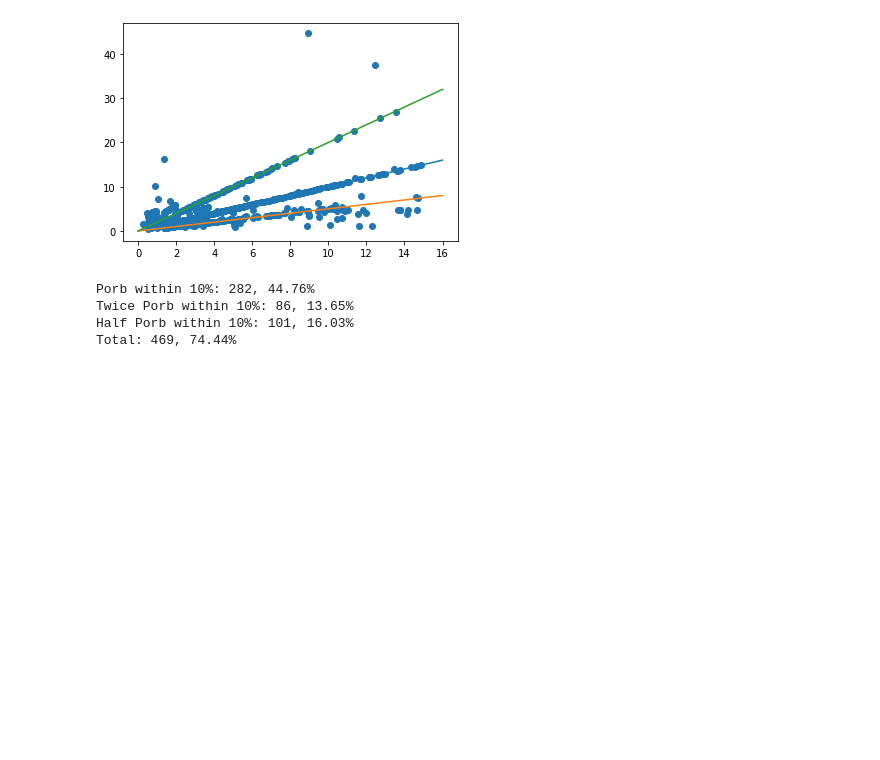
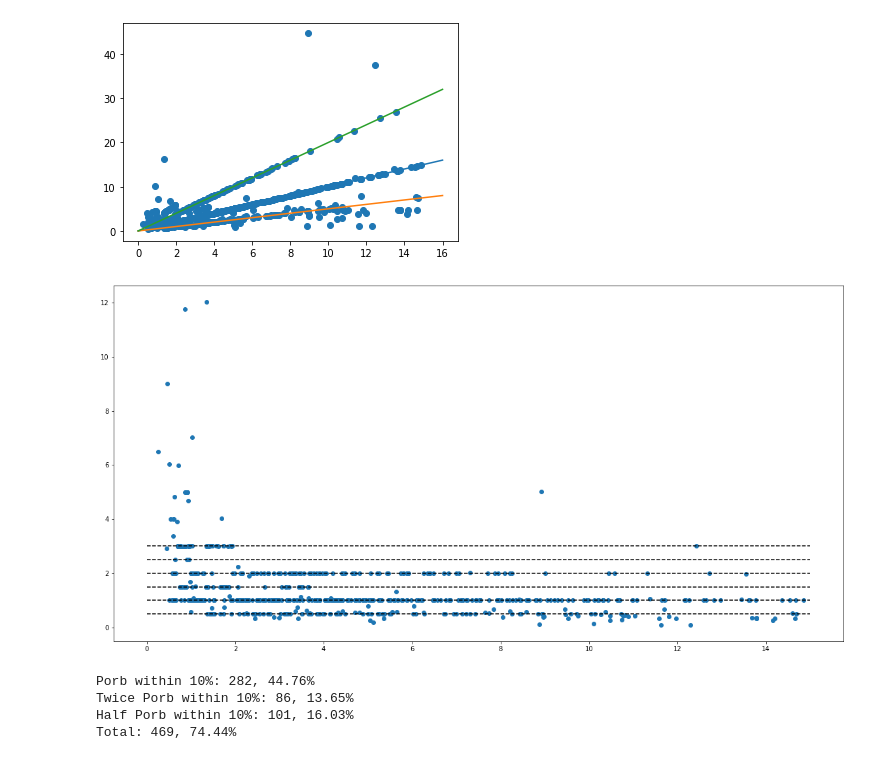
Before and after one commit to jbirky/transit_fitting, a Jupyter notebook: resplot.ipynb, the cells around one changed output. Cells and saved outputs as stored; diff of their text form; code cells hidden in the pictures; blank space fills up the shorter version.

Commit message:
plotted porb vs. porb ratio

```diff
--- a/resplot.ipynb
+++ b/resplot.ipynb
@@ -39,6 +40,14 @@ plt.plot(x, 2*x)
 # %% [output]
 [<matplotlib.lines.Line2D at 0x...>]
 [figure]
+# %%
+x = np.linspace(0,15)
+fig,ax = plt.subplots(figsize=(20,10))
+ax.scatter(res['Porb'], res['$P_{orb}$']/res['Porb'])
+ax.hlines([0.5, 1, 1.5, 2, 2.5, 3], xmin=0, xmax=15, color='k', linestyle='--')
+plt.savefig('porbcomparison.png')
+# %% [output]
+[figure, added]
 # %%
 n1 = len(res[abs(res['$P_{orb}$'] - res['Porb'])/res['Porb'] < 0.1])
 print(f'Porb within 10%: {n1}, {100*n1/len(res):0.2f}%')
```
Also changed, not shown: parts of 1 cell of this notebook, 1 other file.
